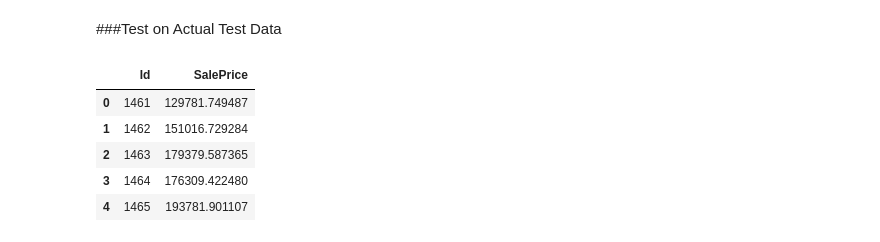
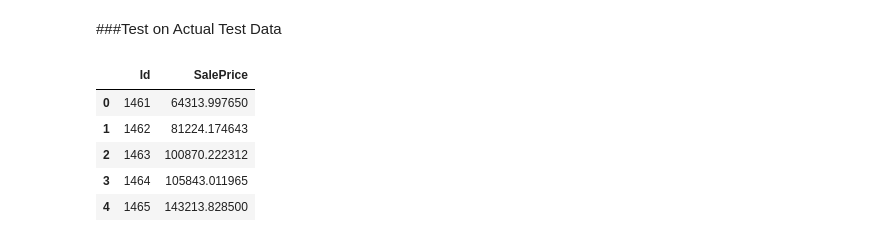
Before and after one commit to subho406/Housing-Prices-Prediction-using-various-Regression-Models, a Jupyter notebook: notebooks/Housing Prices.ipynb, the cells around one changed output. Saved outputs shown, nothing was run; the diff lists cells and outputs as text; code cells hidden in the pictures.

```diff
--- a/notebooks/Housing Prices.ipynb
+++ b/notebooks/Housing Prices.ipynb
@@ -51,8 +43,20 @@ Now we convert categorical features using bit pair encoding. And then generate t
 # %%
+traindata['SalePrice']=np.log1p(traindata['SalePrice'])
+#Get non categorical data
+numeric_feats = traindata.dtypes[traindata.dtypes != "object"].index
+#traindata[numeric_feats] = (traindata[numeric_feats] - traindata[numeric_feats].mean()) / (traindata[numeric_feats].max() - traindata[numeric_feats].min())
+skewed_feats = traindata[numeric_feats].apply(lambda x: skew(x.dropna())) #compute skewness
+skewed_feats = skewed_feats[skewed_feats > 0.75]
+skewed_feats = skewed_feats.index
+#Apply transformation
+traindata[skewed_feats] = np.log1p(traindata[skewed_feats])
+
+#Convert categorical features
 traindata=pd.get_dummies(traindata)
 
+
 #Remove NaN with mean of the values
-traindata=traindata.fillna(traindata.mean())
+traindata=traindata.fillna(np.round(traindata.mean()))
 
 #Shuffle the data
 traindata = traindata.sample(frac=1).reset_index(drop=True)
@@ -139,5 +145,5 @@ cv_ridge.alpha_
 # %%
-regressorRidge = Ridge(alpha=cv_ridge.alpha_)
+regressorRidge = cv_ridge
 regressorRidge=regressorRidge.fit(X,y)
 # %% [markdown]
 ####Plot the error
@@ -262,43 +302,43 @@ ycomplete=traindata.loc[:,'SalePrice']
 Xcomplete=Xcomplete.sort_index(axis=1)
 
 #Fit the values
-regressorRandomForest.fit(Xcomplete,ycomplete)
+regressorRidge.fit(Xcomplete,ycomplete)
 
 #load Test Data
 testdata=pd.read_csv('../data/test.csv')
 Ids=testdata.loc[:,'Id']
 testdata=testdata.drop('Id',1)
 
 #Apply skewness
 numeric_feats = testdata.dtypes[testdata.dtypes != "object"].index
 
 skewed_feats = testdata[numeric_feats].apply(lambda x: skew(x.dropna())) #compute skewness
 skewed_feats = skewed_feats[skewed_feats > 0.75]
 skewed_feats = skewed_feats.index
 
 testdata[skewed_feats] = np.log1p(testdata[skewed_feats])
 #Bit value encoding
 testdata=pd.get_dummies(testdata)
 
 testdata=testdata.fillna(Xcomplete.mean())
 #Generate empty datadrame with same feature names
 df_copy = pd.DataFrame(columns=Xcomplete.columns)
 #Combine dataframes
 result=df_copy.append(testdata,ignore_index=True)
 result.sort_index(axis=1)
 result=result.fillna(0)
 
 #Predict values
-predictedValues=regressorRandomForest.predict(result)
+predictedValues=regressorRidge.predict(result)
 predictedValues=np.expm1(predictedValues)
 outputdataFrame=pd.DataFrame({'Id':Ids,'SalePrice':predictedValues})
 #Save to csv
 outputdataFrame.to_csv('output.csv',index=False)
 outputdataFrame.head()
 # %% [output]
 |  | Id | SalePrice |
-| 0 | 1461 | 129781.749487 |
-| 1 | 1462 | 151016.729284 |
-| 2 | 1463 | 179379.587365 |
-| 3 | 1464 | 176309.422480 |
-| 4 | 1465 | 193781.901107 |
+| 0 | 1461 | 64313.997650 |
+| 1 | 1462 | 81224.174643 |
+| 2 | 1463 | 100870.222312 |
+| 3 | 1464 | 105843.011965 |
+| 4 | 1465 | 143213.828500 |
```
Also changed, not shown: parts of 23 cells of this notebook, 2 other files.
